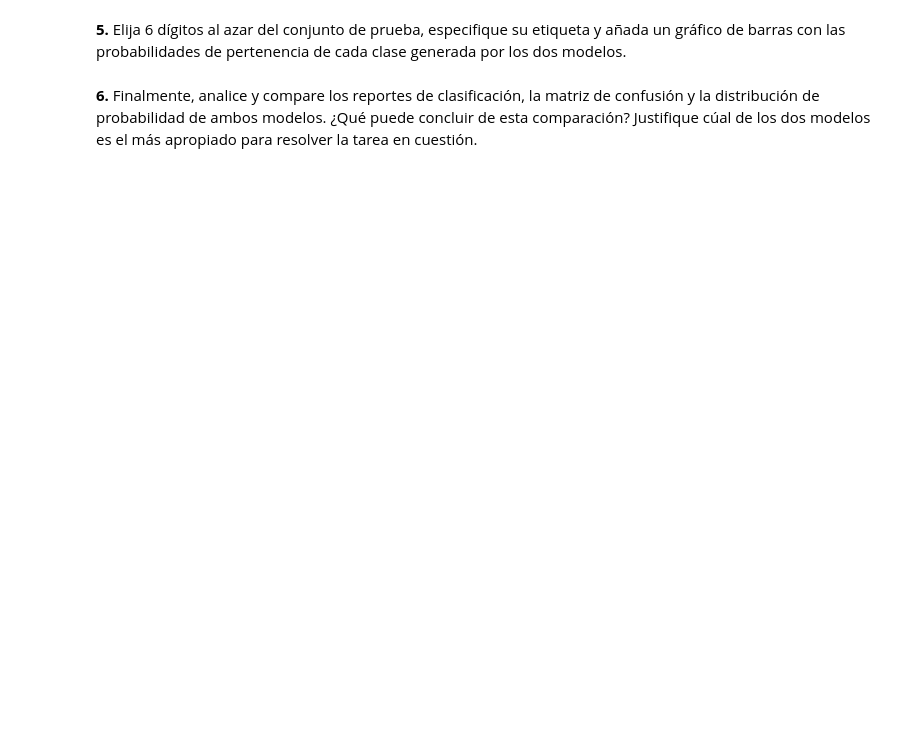
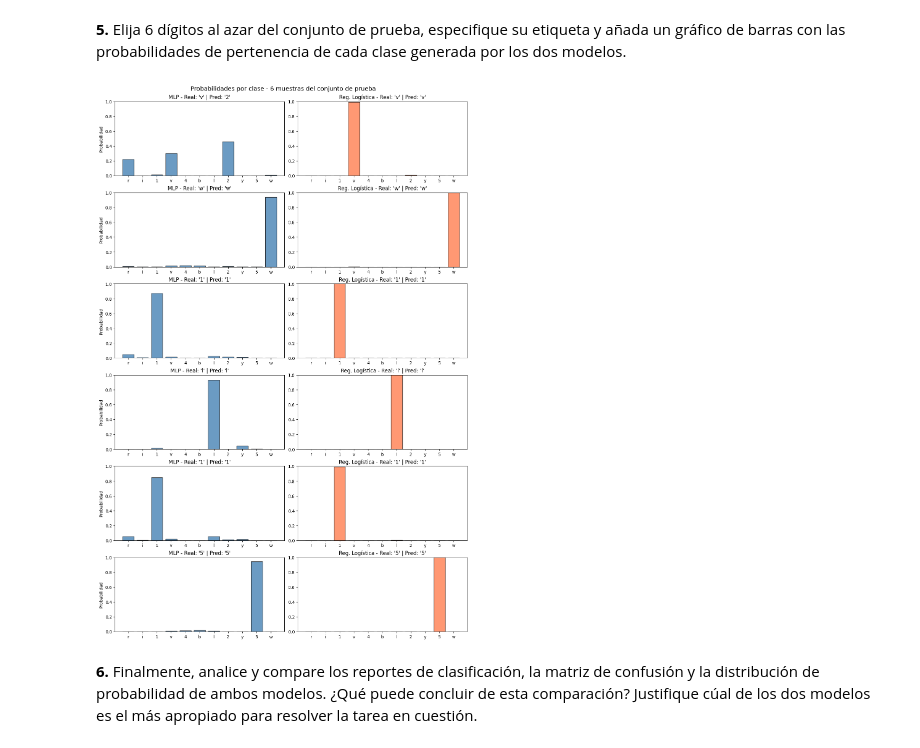
Before and after one commit to GargolasML/LabsML, a Jupyter notebook: Lab14/Laboratorio_14_20261 - Copy.ipynb, the cells around one changed output. Cells and saved outputs as stored; diff of their text form; code cells hidden in the pictures; blank space fills up the shorter version.

```diff
--- a/Lab14/Laboratorio_14_20261 - Copy.ipynb
+++ b/Lab14/Laboratorio_14_20261 - Copy.ipynb
@@ -243,4 +428,40 @@ Observe que en este caso, el modelo impone una separación lineal en el espacio
 # %% [markdown]
 **5.**  Elija 6 dígitos al azar del conjunto de prueba, especifique su etiqueta y añada un gráfico de barras con las probabilidades de pertenencia de cada clase generada por los dos modelos.
+# %%
+# Fijamos la semilla para reproducibilidad en la elección aleatoria
+np.random.seed(42)
+
+# Elegimos 6 índices al azar dentro del conjunto de prueba (sin repetición)
+rand_idx = np.random.choice(len(X_test), size=6, replace=False)
+X_sample = X_test[rand_idx]
+y_sample = y_test[rand_idx]
+
+# Probabilidades por clase para cada modelo
+probs_mlp_sample = mlp_model.predict(X_sample, verbose=0)   # softmax del MLP
+probs_lr_sample  = log_reg_pipe.predict_proba(X_sample)     # predict_proba de la Regresión Logística
+
+# Construimos una grilla 6x2: filas = ejemplos, columnas = (MLP, Regresión Logística)
+fig, axes = plt.subplots(6, 2, figsize=(12, 18), layout='constrained')
+
+for i in range(6):
+    true_label = CLASS_LABEL_DICT[y_sample[i]]                  # etiqueta verdadera (texto)
+    pred_mlp   = CLASS_LABEL_DICT[np.argmax(probs_mlp_sample[i])]
+    pred_lr    = CLASS_LABEL_DICT[np.argmax(probs_lr_sample[i])]
+
+    # MLP
+    axes[i,0].bar(class_names, probs_mlp_sample[i], color='steelblue', edgecolor='black', alpha=0.8)
+    axes[i,0].set_title(f"MLP - Real: '{true_label}' | Pred: '{pred_mlp}'")
+    axes[i,0].set_ylabel('Probabilidad')
+    axes[i,0].set_ylim(0, 1)
+
+    # Regresión Logística
+    axes[i,1].bar(class_names, probs_lr_sample[i], color='coral', edgecolor='black', alpha=0.8)
+    axes[i,1].set_title(f"Reg. Logística - Real: '{true_label}' | Pred: '{pred_lr}'")
+    axes[i,1].set_ylim(0, 1)
+
+fig.suptitle('Probabilidades por clase - 6 muestras del conjunto de prueba', fontsize=14)
+plt.show()
+# %% [output]
+[figure, added]
 # %% [markdown]
 **6.** Finalmente, analice y compare los reportes de clasificación, la matriz de confusión y la distribución de probabilidad de ambos modelos. ¿Qué puede concluir de esta comparación? Justifique cúal de los dos modelos es el más apropiado para resolver la tarea en cuestión.
```
Also changed, not shown: parts of 8 cells of this notebook.
